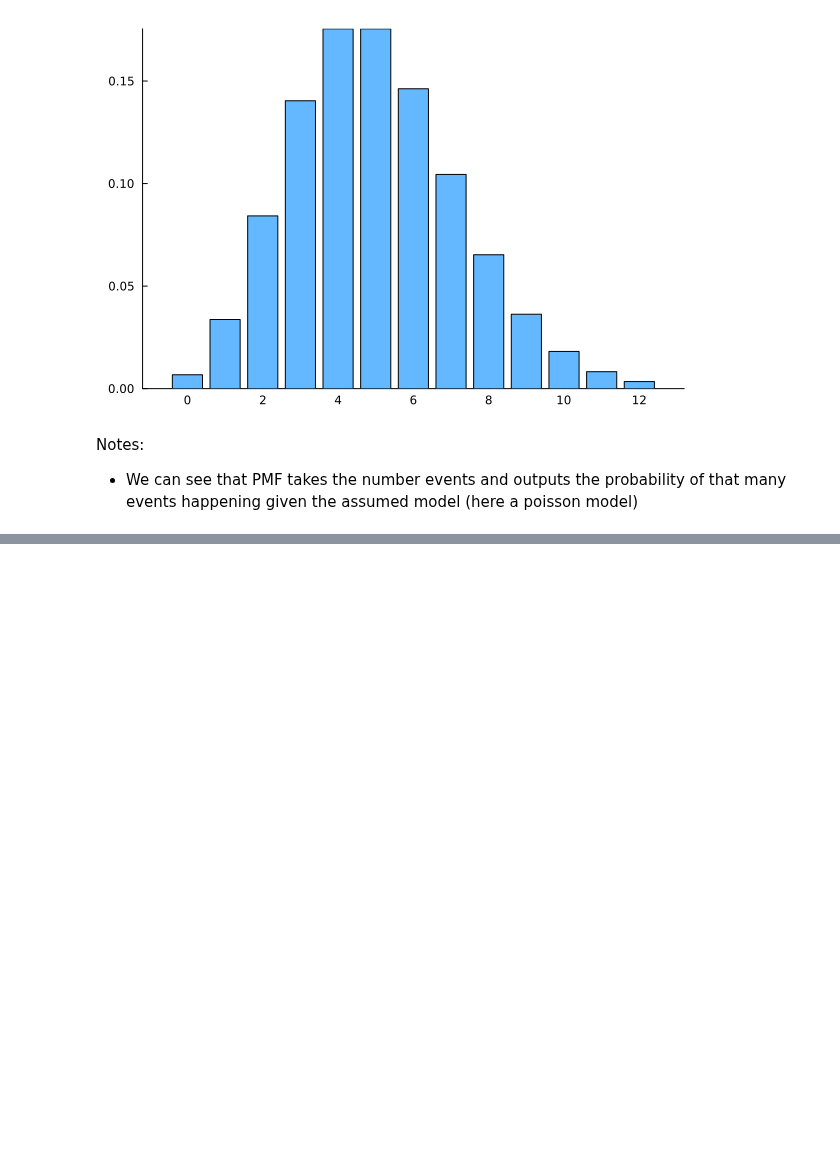
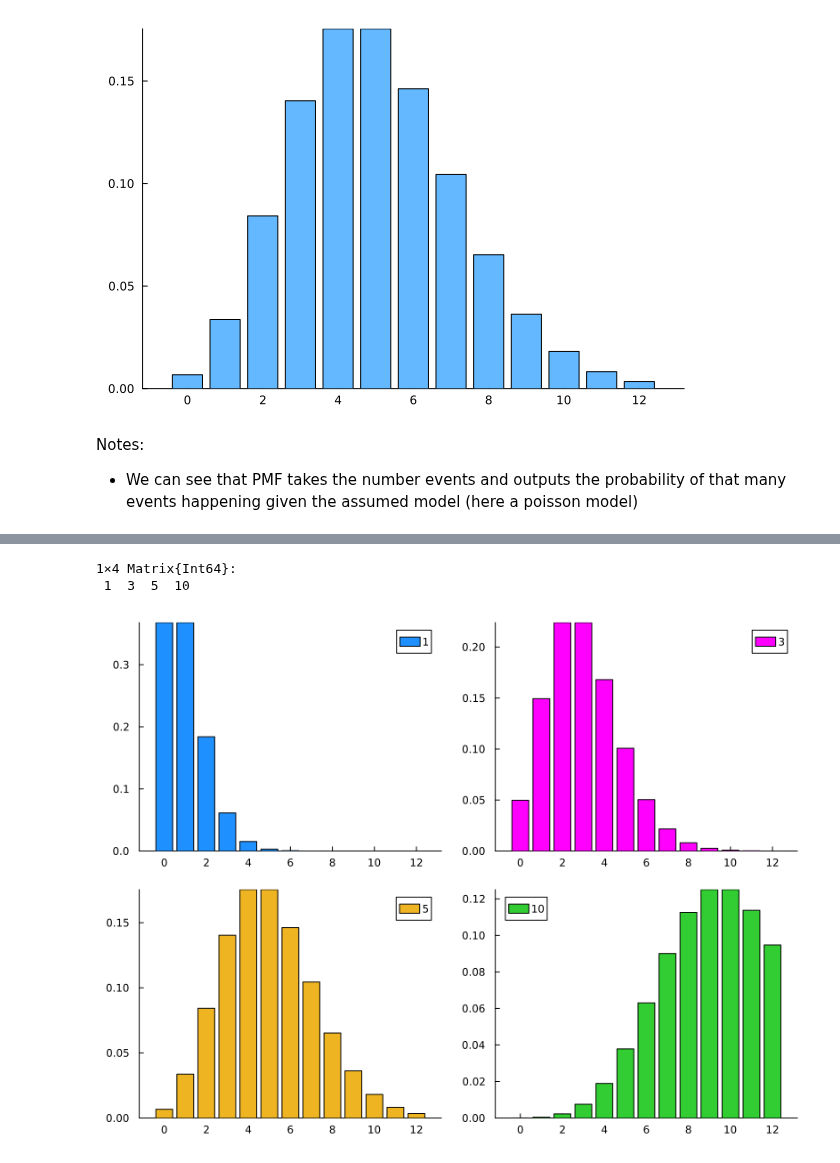
Before and after one commit to AndreMacedo88/Notebooks-Research, a Jupyter notebook: Statistics/poisson.ipynb, the cells around one changed output, grey strips where cells are left out. Drawn from its saved outputs; the diff is of its cells as text; code cells hidden in the pictures; blank space fills up the shorter version.

Commit message:
feat: :alembic: explore different lambdas

```diff
--- a/Statistics/poisson.ipynb
+++ b/Statistics/poisson.ipynb
@@ -59,0 +62,6 @@ Notes:
+# %%
+lambdas = [1, 3, 5, 10]
+models = Poisson.(lambdas)
+
+probs = [pdf.(model, events) for model in models]
+probs
@@ -59,0 +74,21 @@ Notes:
+# %%
+reshape(lambdas, 1, 4)
+# %% [output]
+1×4 Matrix{Int64}:
+ 1  3  5  10
+# %%
+lambdas_mtx = reshape(lambdas, 1, 4)
+plot(
+    bar(
+        events, probs,
+        fillcolor=[:dodgerblue :magenta :goldenrod2 :limegreen],
+        legend=true,
+        grid=false,
+        layout=grid(2,2),
+        # link=:y,
+        label=lambdas_mtx,
+        size=(800, 600)
+    )
+)
+# %% [output]
+[figure, added]
```
Also changed, not shown: parts of 3 cells of this notebook.
